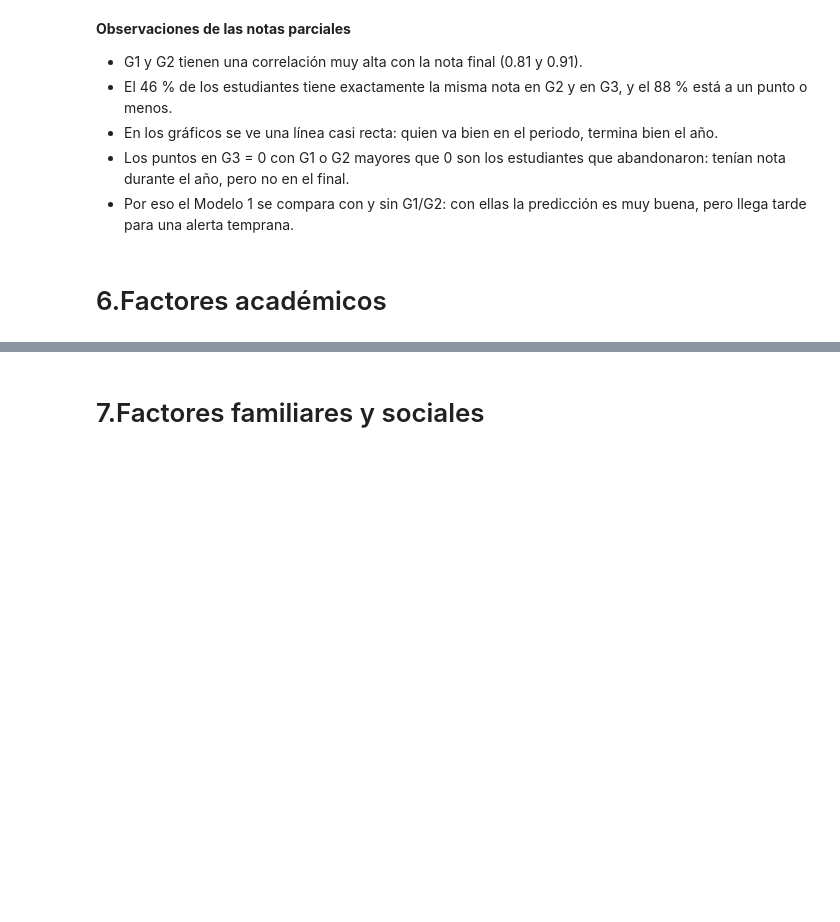
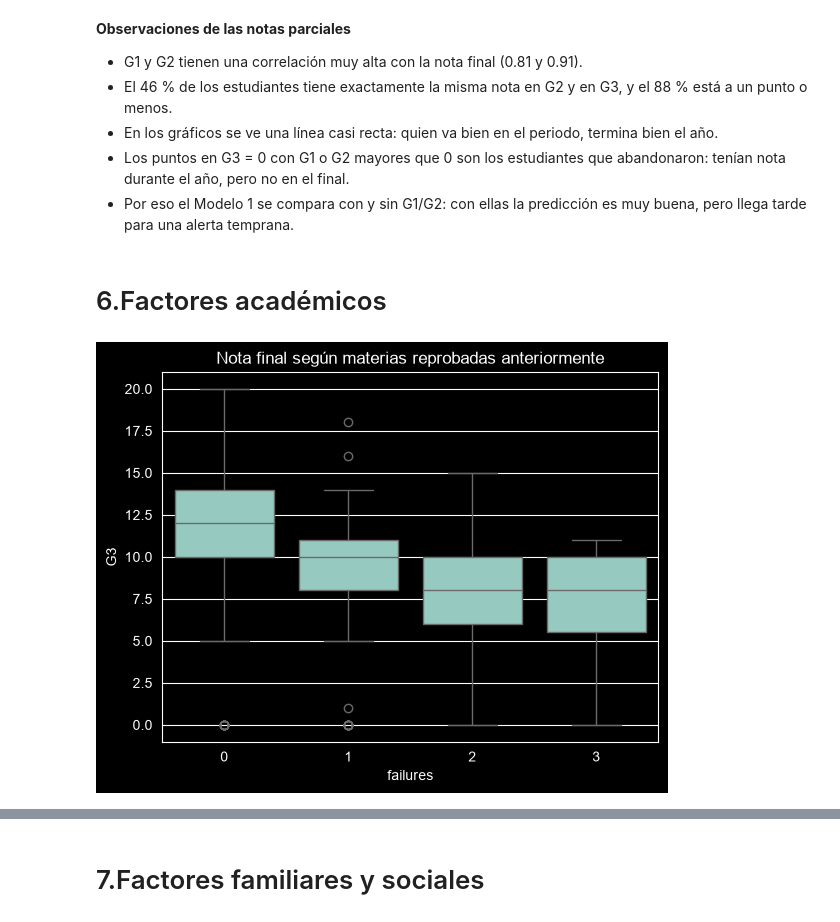
Before and after one commit to DiegoMonteroCRC/Proyecto-1-Sistema-de-Prediccion-de-Rendimiento-Academico, a Jupyter notebook: notebooks/01_EDA.ipynb, the cells around one changed output, grey strips where cells are left out. Saved outputs shown, nothing was run; the diff lists cells and outputs as text; code cells hidden in the pictures; blank space fills up the shorter version.

```diff
--- a/notebooks/01_EDA.ipynb
+++ b/notebooks/01_EDA.ipynb
@@ -185,3 +185,10 @@ G3 a ±1 punto de G2: 88.3 %
 - Por eso el Modelo 1 se compara con y sin G1/G2: con ellas la predicción es muy buena, pero llega tarde para una alerta temprana.
 # %% [markdown]
 # 6.Factores académicos
+# %%
+#Nota final según la cantidad de materias reprobadas anteriormente (failures)
+sns.boxplot(x='failures', y='G3', data=df)
+plt.title('Nota final según materias reprobadas anteriormente')
+plt.show()
+# %% [output]
+[figure, added]
```
Also changed, not shown: parts of 7 cells of this notebook.
